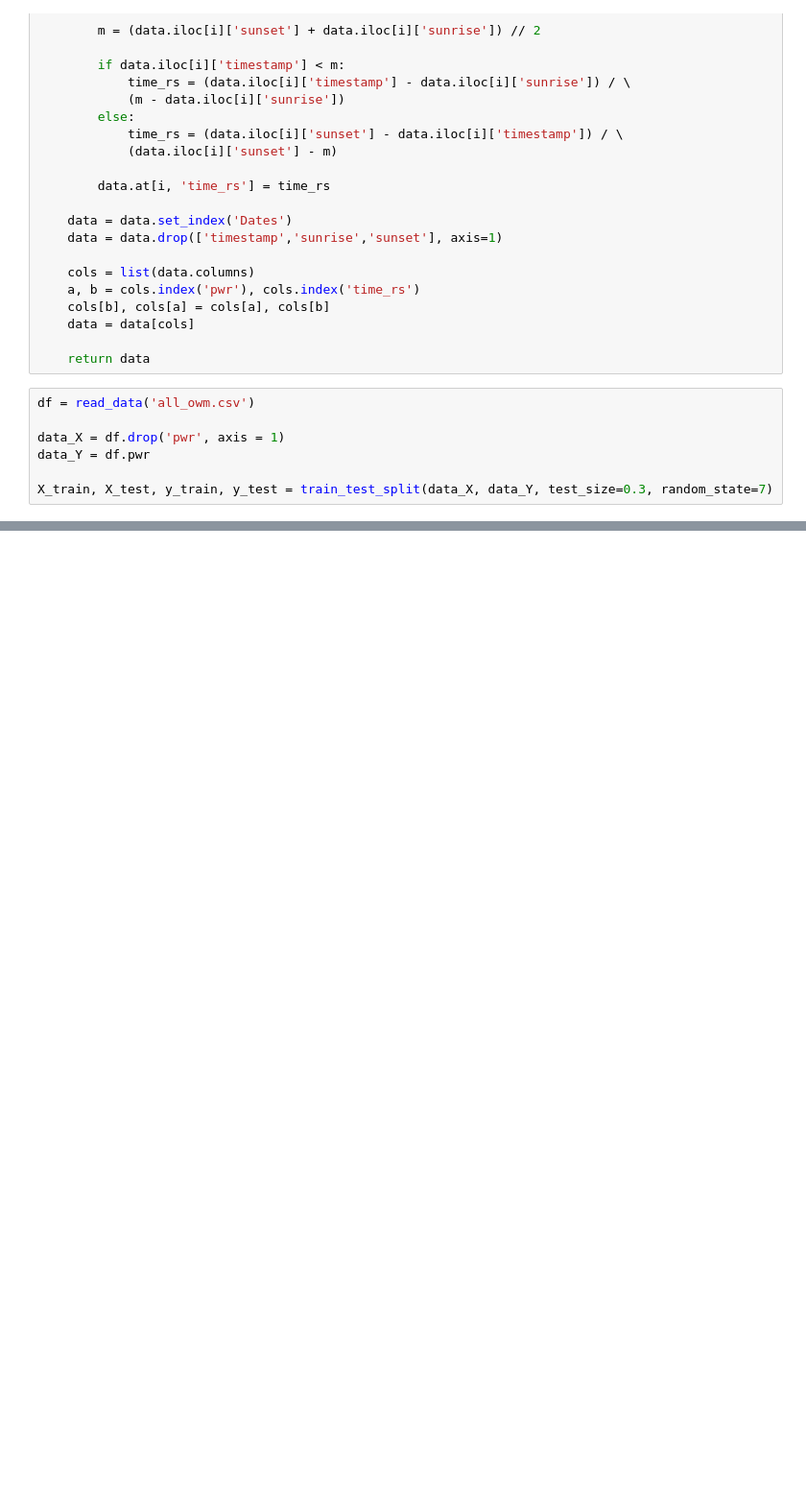
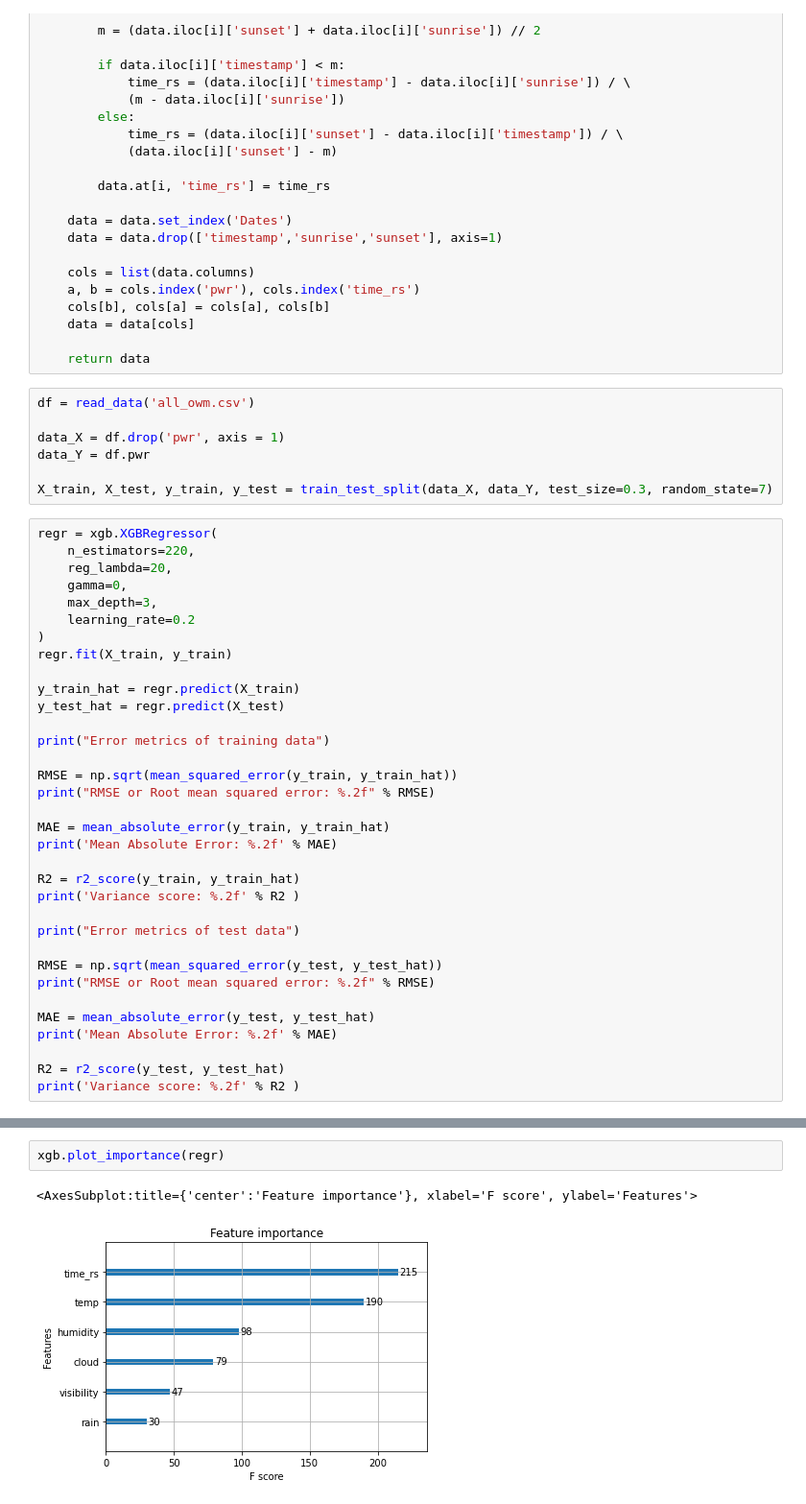
Before and after one commit to fomapavlov/EMS_Workshop, a Jupyter notebook: XGBoost.ipynb, the cells around one changed output, grey strips where cells are left out. Shown at 96% size. Cells and saved outputs as stored; diff of their text form; blank space fills up the shorter version.

```diff
--- a/XGBoost.ipynb
+++ b/XGBoost.ipynb
@@ -49,3 +49,37 @@ data_X = df.drop('pwr', axis = 1)
 data_Y = df.pwr
 
 X_train, X_test, y_train, y_test = train_test_split(data_X, data_Y, test_size=0.3, random_state=7)
+# %%
+regr = xgb.XGBRegressor(
+    n_estimators=220,
+    reg_lambda=20,
+    gamma=0,
+    max_depth=3,
+    learning_rate=0.2
+)
+regr.fit(X_train, y_train)
+
+y_train_hat = regr.predict(X_train)
+y_test_hat = regr.predict(X_test)
+
+print("Error metrics of training data")
+
+RMSE = np.sqrt(mean_squared_error(y_train, y_train_hat))
+print("RMSE or Root mean squared error: %.2f" % RMSE)
+
+MAE = mean_absolute_error(y_train, y_train_hat)
+print('Mean Absolute Error: %.2f' % MAE)
+
+R2 = r2_score(y_train, y_train_hat)
+print('Variance score: %.2f' % R2 )
+
+print("Error metrics of test data")
+
+RMSE = np.sqrt(mean_squared_error(y_test, y_test_hat))
+print("RMSE or Root mean squared error: %.2f" % RMSE)
+
+MAE = mean_absolute_error(y_test, y_test_hat)
+print('Mean Absolute Error: %.2f' % MAE)
+
+R2 = r2_score(y_test, y_test_hat)
+print('Variance score: %.2f' % R2 )
@@ -51,0 +95,5 @@ X_train, X_test, y_train, y_test = train_test_split(data_X, data_Y, test_size=0.
+# %%
+xgb.plot_importance(regr)
+# %% [output]
+<AxesSubplot:title={'center':'Feature importance'}, xlabel='F score', ylabel='Features'>
+[figure, added]
```
Also changed, not shown: parts of 4 cells of this notebook.
